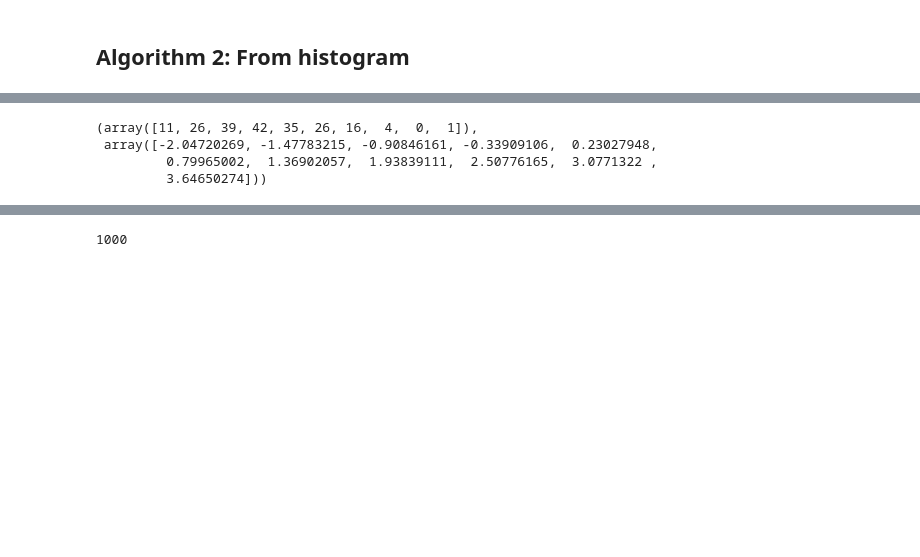
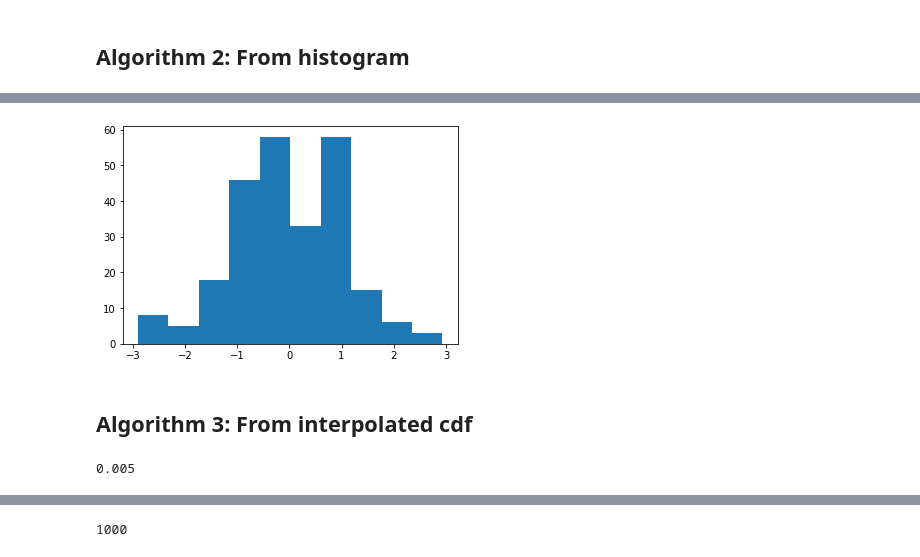
Before and after one commit to joeltanwr/DirtyDF, a Jupyter notebook: test notebooks/testing_sampling_algos.ipynb, the cells around one changed output, grey strips where cells are left out. Drawn from its saved outputs; the diff is of its cells as text; code cells hidden in the pictures; blank space fills up the shorter version.

```diff
--- a/test notebooks/testing_sampling_algos.ipynb
+++ b/test notebooks/testing_sampling_algos.ipynb
@@ -79,7 +73,18 @@ array([-2.04720269, -1.57272724, -1.09825179, -0.62377633, -0.14930088,
-# %%
-np.histogram(X)
-# %% [output]
-(array([11, 26, 39, 42, 35, 26, 16,  4,  0,  1]),
- array([-2.04720269, -1.47783215, -0.90846161, -0.33909106,  0.23027948,
-         0.79965002,  1.36902057,  1.93839111,  2.50776165,  3.0771322 ,
-         3.64650274]))
+# %%
+def rand_from_hist(X, size=(1,10)):
+    rvs_needed = np.array(size).prod()
+    hist_details = np.histogram(X, bins='fd')
+    nbins = len(hist_details[0])
+
+    bin_choices = np.random.choice(nbins, size=rvs_needed, p=hist_details[0]/len(X))
+    out = np.random.uniform(hist_details[1][bin_choices], hist_details[1][bin_choices+1])
+
+    return out
+# %%
+out = rand_from_hist(X, 250)
+# %%
+plt.hist(out);
+# %% [output]
+[figure, added]
+# %% [markdown]
+## Algorithm 3: From interpolated cdf
@@ -85,0 +107,4 @@ np.histogram(X)
+# %%
+U.min()
+# %% [output]
+0.005
```
Also changed, not shown: parts of 17 cells of this notebook.
